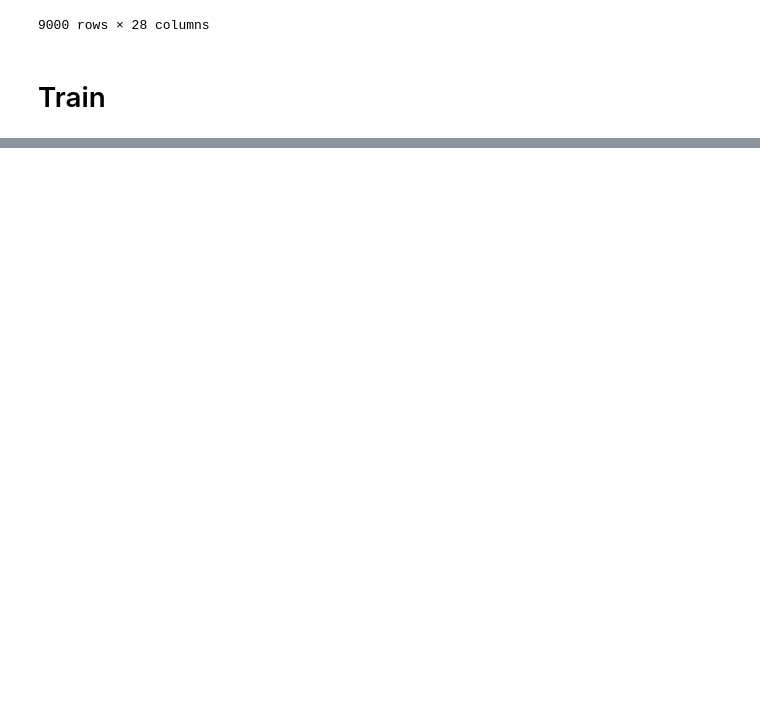
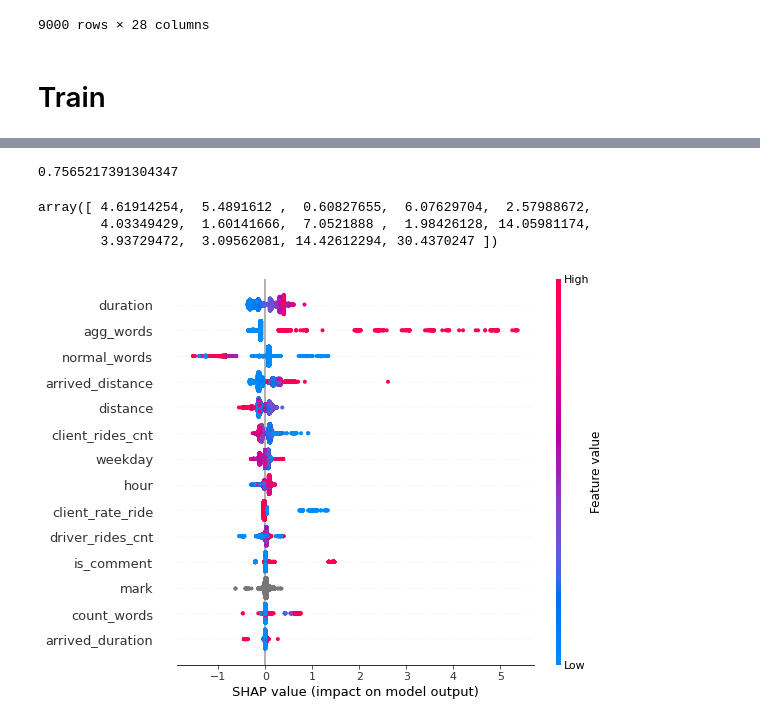
Before and after one commit to Egoluback/aiijc2021_transport, a Jupyter notebook: analysis&train.ipynb, the cells around one changed output, grey strips where cells are left out. Drawn from its saved outputs; the diff is of its cells as text; code cells hidden in the pictures; blank space fills up the shorter version.

Commit message:
score = 0.7744
fixed model creating; added shap features explanation; added class weights

```diff
--- a/analysis&train.ipynb
+++ b/analysis&train.ipynb
@@ -530,6 +586,6 @@ categorical_features = ['mark', 'is_comment', 'traff_jam', 'weekday', 'agg_words
 X_ = X[numeric_features + categorical_features]
 y_ = y
 # %%
-X_ = X_[(X.is_comment == False)]
-y_ = y.loc[X_.index]
+# X_ = X_[(X.is_comment == False)]
+# y_ = y.loc[X_.index]
 # %% [markdown]
@@ -542,19 +598,12 @@ X_train, X_test, y_train, y_test = train_test_split(X_, y_, test_size = 0.2, ran
 numeric_transformer = Pipeline(steps=[('scaler', StandardScaler())])
 categorical_transformer = OneHotEncoder(handle_unknown='ignore')
 
-preprocessor = ColumnTransformer(
-    transformers=[
-        ('num', numeric_transformer, numeric_features),
-        ('cat', categorical_transformer, categorical_features)])
+model = CatBoostClassifier(iterations = 2000,
+                   depth = 2,
+                   silent = True,
+                   loss_function = 'Logloss',
+                   class_weights = (1, 2),
+                   random_state = 42)
 
-clf = Pipeline(steps=[('preprocessor', preprocessor),
-                      ('classifier', CatBoostClassifier(iterations = 2000,
-                                                        depth = 2,
-                                                        silent = True))])
-
-# clf.fit(X_train, y_train)
-
-scores = cross_validate(clf, X_train, y_train, scoring='roc_auc', cv=5)
-
-print(f'Средний скор на кросс-валидации {np.mean(scores["test_score"])}')
+model.fit(X_train, y_train, cat_features = categorical_features)
 # %% [output]
@@ -561,0 +628,10 @@ print(f'Средний скор на кросс-валидации {np.mean(scor
+# %%
+sum(model.predict_proba(X_test[X_test.is_comment == 1]).T[1] < 0.1) / len(model.predict_proba(X_test[X_test.is_comment == 1]).T[1])
+# %% [output]
+0.7565217391304347
+# %%
+model.feature_importances_
+# %% [output]
+array([ 4.61914254,  5.4891612 ,  0.60827655,  6.07629704,  2.57988672,
+        4.03349429,  1.60141666,  7.0521888 ,  1.98426128, 14.05981174,
+        3.93729472,  3.09562081, 14.42612294, 30.4370247 ])
@@ -561,0 +640,8 @@ print(f'Средний скор на кросс-валидации {np.mean(scor
+# %%
+explainer = shap.TreeExplainer(model)
+# %%
+shap_values = explainer.shap_values(X_train)
+# %%
+shap.summary_plot(shap_values, X_train)
+# %% [output]
+[figure, added]
```
Also changed, not shown: parts of 28 cells of this notebook.
